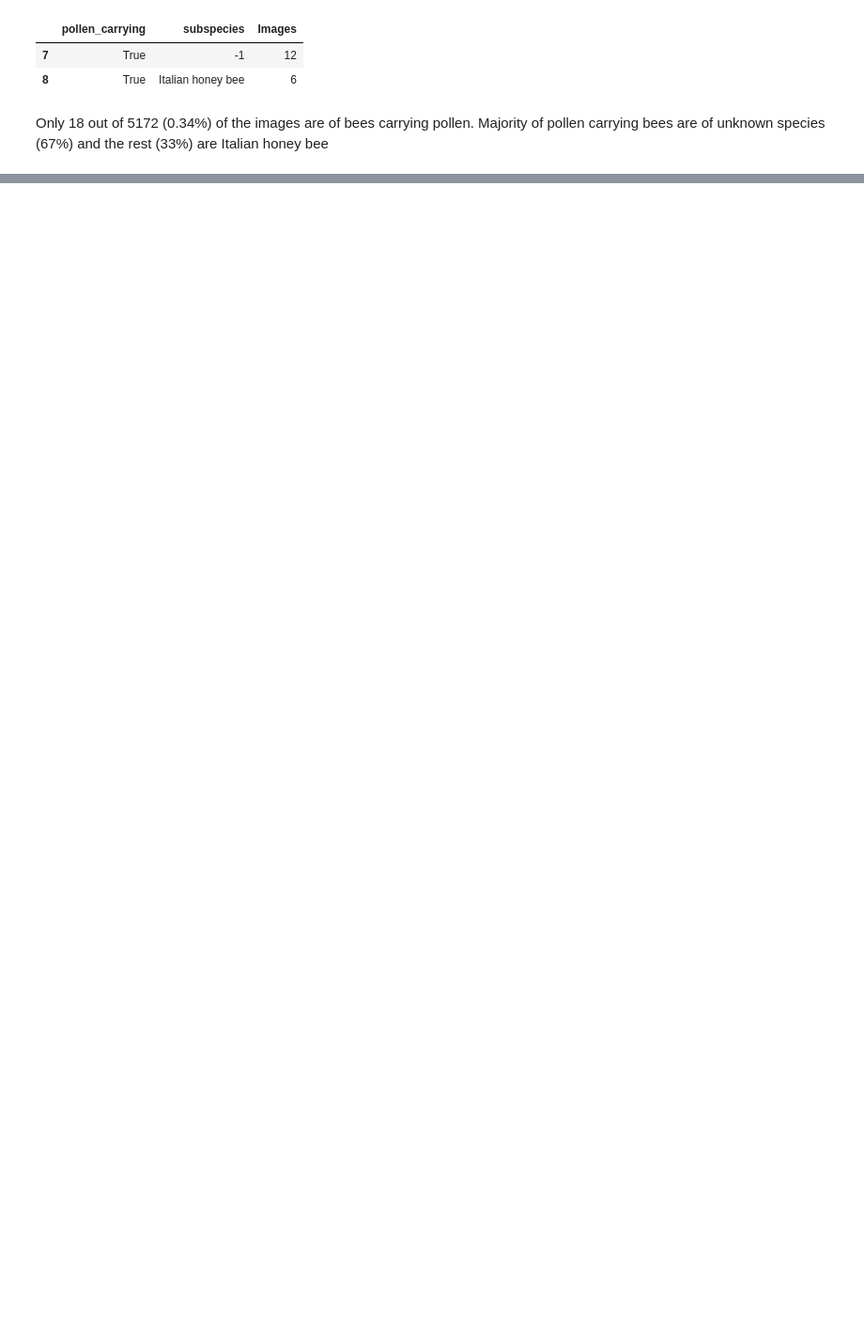
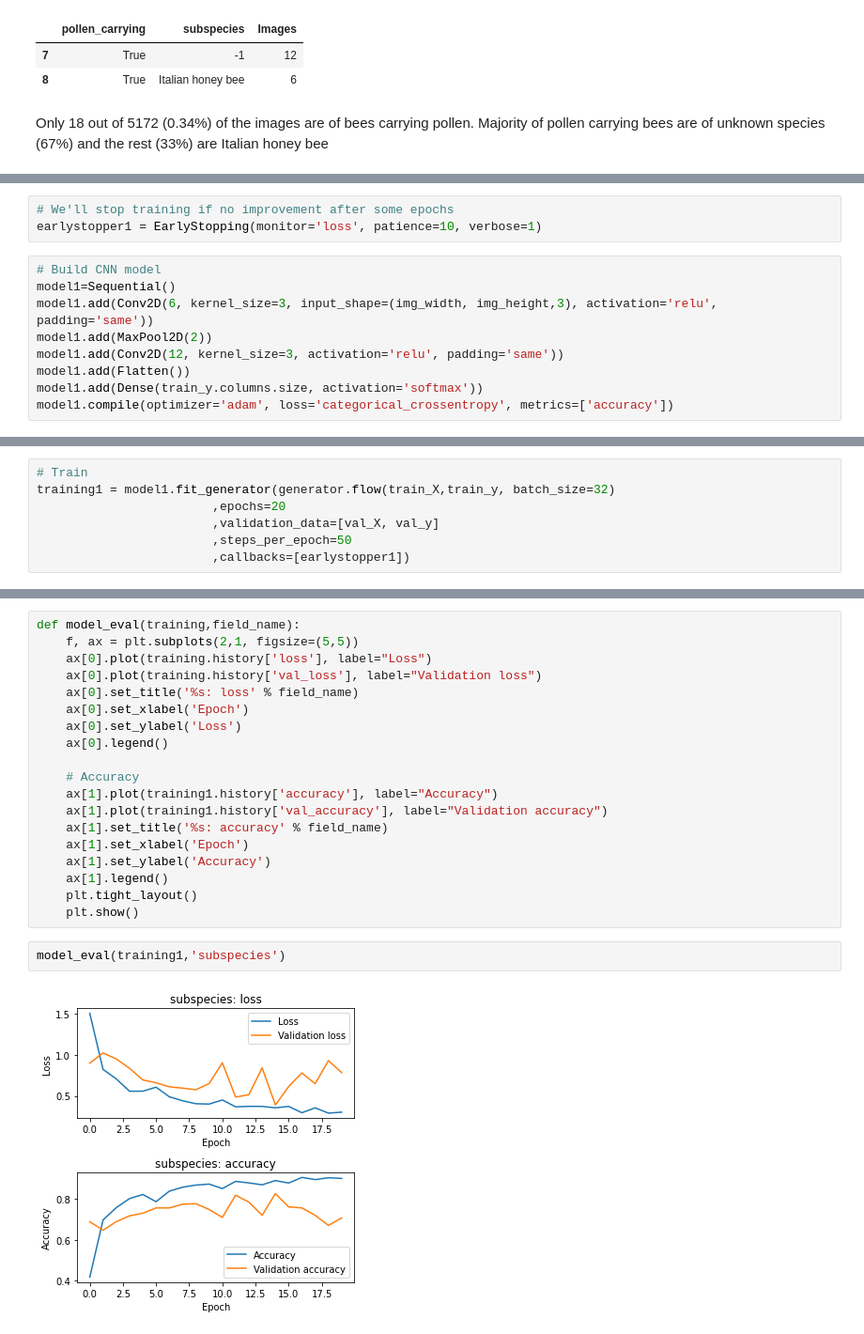
Before and after one commit to Uttam580/Honey_Bees_Classifier, a Jupyter notebook: models/eda/honey_bee_eda.ipynb, the cells around one changed output, grey strips where cells are left out. Shown: that part at 94% size. Cells and saved outputs as stored; diff of their text form; blank space fills up the shorter version.

```diff
--- a/models/eda/honey_bee_eda.ipynb
+++ b/models/eda/honey_bee_eda.ipynb
@@ -347,0 +484,12 @@ Majority of pollen carrying bees are of unknown species (67%) and the rest (33%)
+# %%
+# We'll stop training if no improvement after some epochs
+earlystopper1 = EarlyStopping(monitor='loss', patience=10, verbose=1)
+# %%
+# Build CNN model
+model1=Sequential()
+model1.add(Conv2D(6, kernel_size=3, input_shape=(img_width, img_height,3), activation='relu', padding='same'))
+model1.add(MaxPool2D(2))
+model1.add(Conv2D(12, kernel_size=3, activation='relu', padding='same'))
+model1.add(Flatten())
+model1.add(Dense(train_y.columns.size, activation='softmax'))
+model1.compile(optimizer='adam', loss='categorical_crossentropy', metrics=['accuracy'])
@@ -347,0 +517,7 @@ Majority of pollen carrying bees are of unknown species (67%) and the rest (33%)
+# %%
+# Train
+training1 = model1.fit_generator(generator.flow(train_X,train_y, batch_size=32)
+                        ,epochs=20
+                        ,validation_data=[val_X, val_y]
+                        ,steps_per_epoch=50
+                        ,callbacks=[earlystopper1])
@@ -347,0 +542,23 @@ Majority of pollen carrying bees are of unknown species (67%) and the rest (33%)
+# %%
+def model_eval(training,field_name):
+    f, ax = plt.subplots(2,1, figsize=(5,5))
+    ax[0].plot(training.history['loss'], label="Loss")
+    ax[0].plot(training.history['val_loss'], label="Validation loss")
+    ax[0].set_title('%s: loss' % field_name)
+    ax[0].set_xlabel('Epoch')
+    ax[0].set_ylabel('Loss')
+    ax[0].legend()
+
+    # Accuracy
+    ax[1].plot(training1.history['accuracy'], label="Accuracy")
+    ax[1].plot(training1.history['val_accuracy'], label="Validation accuracy")
+    ax[1].set_title('%s: accuracy' % field_name)
+    ax[1].set_xlabel('Epoch')
+    ax[1].set_ylabel('Accuracy')
+    ax[1].legend()
+    plt.tight_layout()
+    plt.show()
+# %%
+model_eval(training1,'subspecies')
+# %% [output]
+[figure, added]
```
Also changed, not shown: parts of 32 cells of this notebook.
